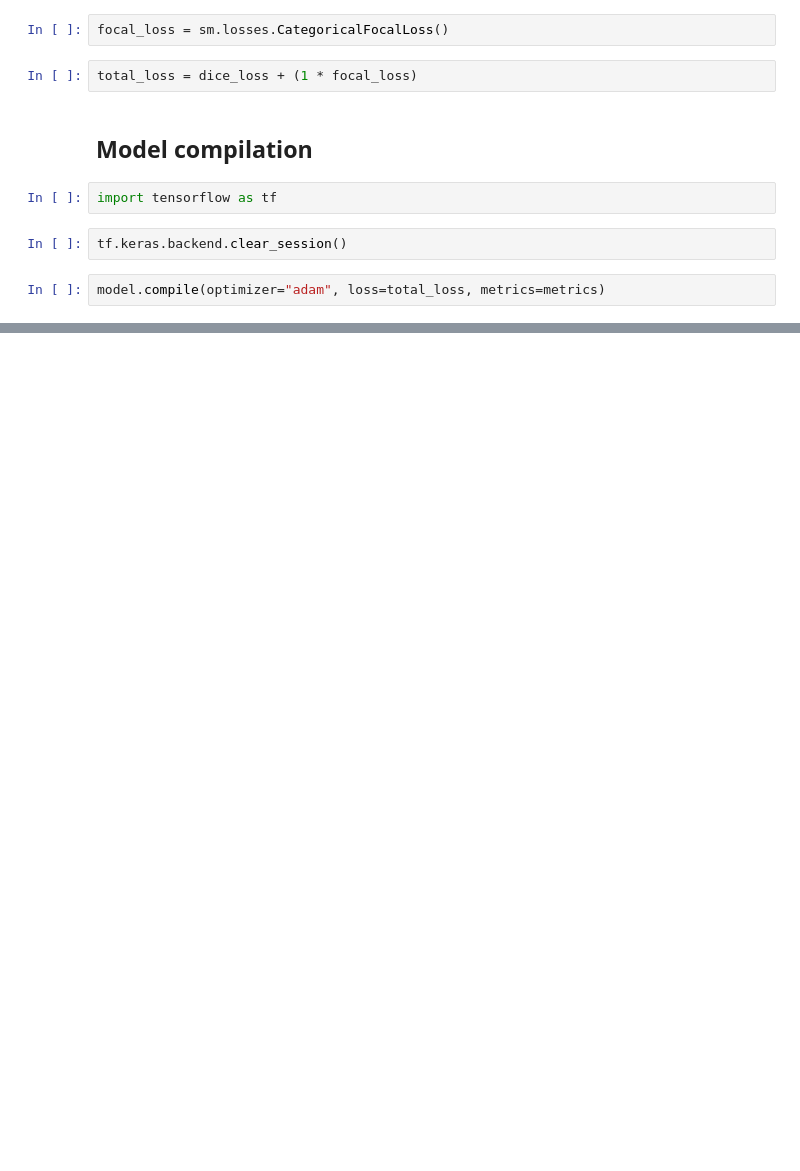
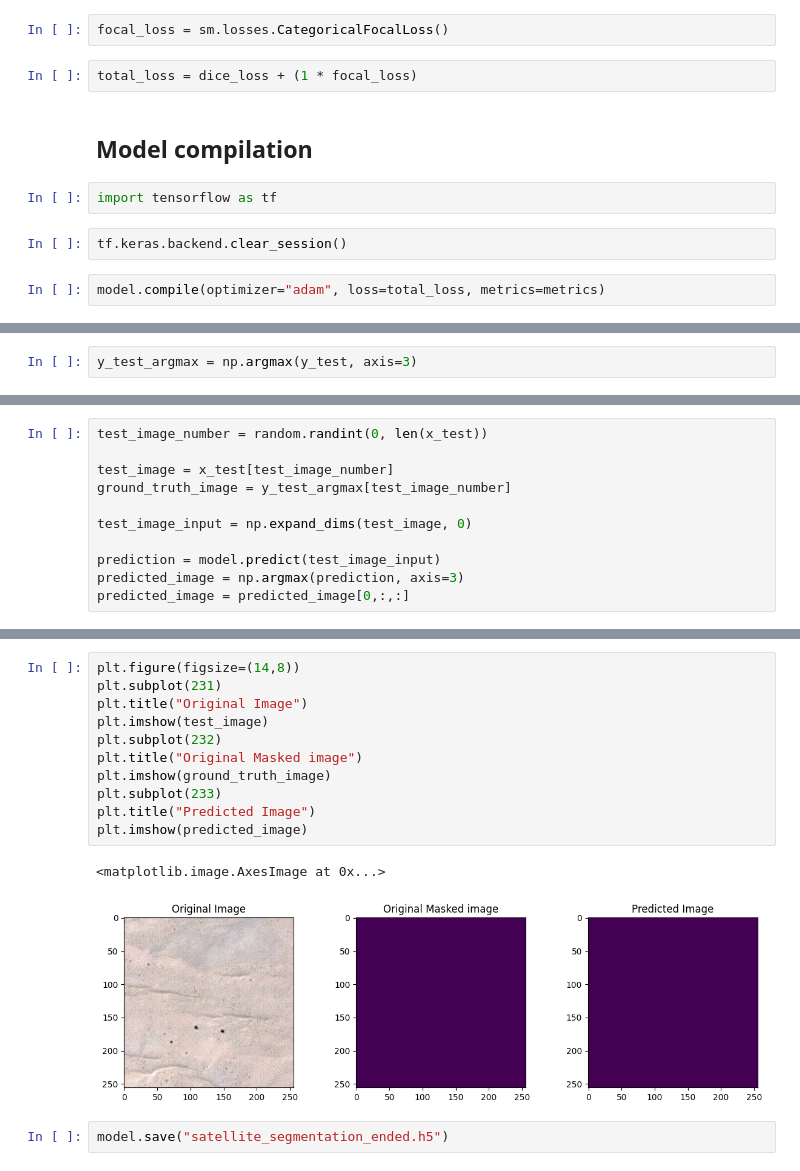
Before and after one commit to HibaIbrahimi/Satellite_imagery_segmentation, a Jupyter notebook: Satellite_imagery_segmentation.ipynb, the cells around one changed output, grey strips where cells are left out. Cells and saved outputs as stored; diff of their text form; blank space fills up the shorter version.

```diff
--- a/Satellite_imagery_segmentation.ipynb
+++ b/Satellite_imagery_segmentation.ipynb
@@ -641,0 +1027,2 @@ Model: "functional_1"
+# %%
+y_test_argmax = np.argmax(y_test, axis=3)
@@ -641,0 +1054,11 @@ Model: "functional_1"
+# %%
+test_image_number = random.randint(0, len(x_test))
+
+test_image = x_test[test_image_number]
+ground_truth_image = y_test_argmax[test_image_number]
+
+test_image_input = np.expand_dims(test_image, 0)
+
+prediction = model.predict(test_image_input)
+predicted_image = np.argmax(prediction, axis=3)
+predicted_image = predicted_image[0,:,:]
@@ -641,0 +1067,16 @@ Model: "functional_1"
+# %%
+plt.figure(figsize=(14,8))
+plt.subplot(231)
+plt.title("Original Image")
+plt.imshow(test_image)
+plt.subplot(232)
+plt.title("Original Masked image")
+plt.imshow(ground_truth_image)
+plt.subplot(233)
+plt.title("Predicted Image")
+plt.imshow(predicted_image)
+# %% [output]
+<matplotlib.image.AxesImage at 0x...>
+[figure, added]
+# %%
+model.save("satellite_segmentation_ended.h5")
```
Also changed, not shown: parts of 47 cells of this notebook.
